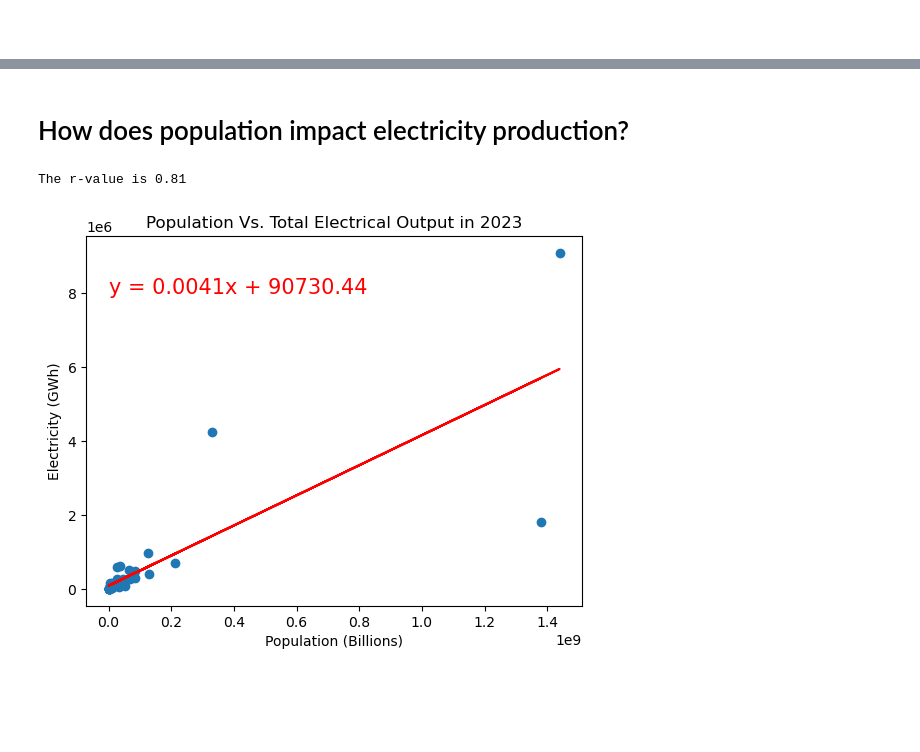
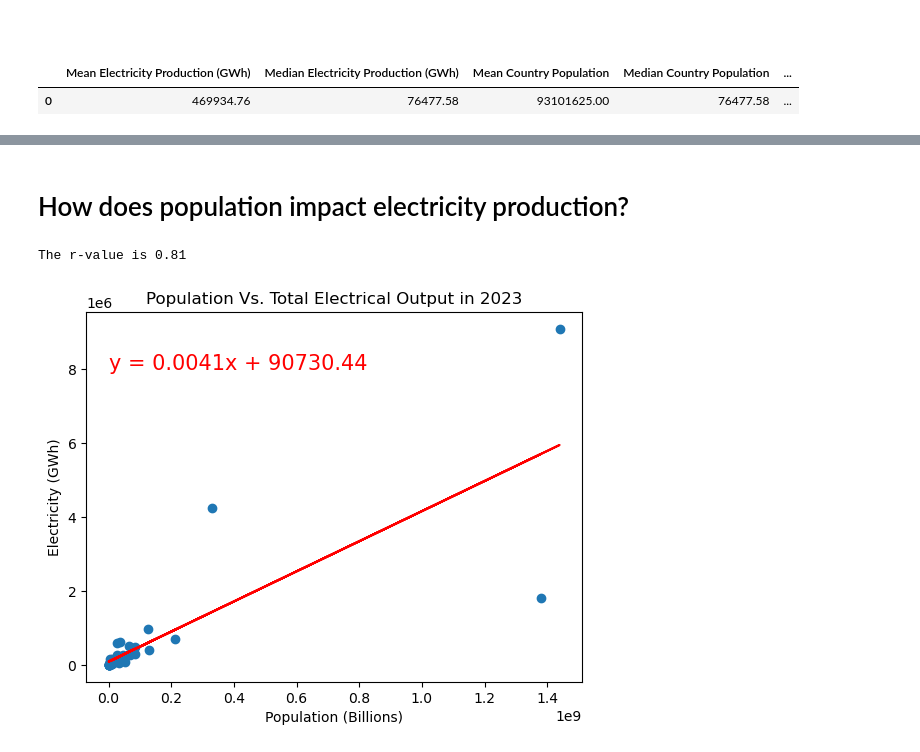
Before and after one commit to bburwinkel0721/Electric-Production, a Jupyter notebook: electricity_anaylsis.ipynb, the cells around one changed output, grey strips where cells are left out. Saved outputs shown, nothing was run; the diff lists cells and outputs as text; code cells hidden in the pictures; blank space fills up the shorter version.

Commit message:
added move to the readme and created a measure of center summary

```diff
--- a/electricity_anaylsis.ipynb
+++ b/electricity_anaylsis.ipynb
@@ -248,6 +244,37 @@ summary_statistics_2023
 | United States | 4254837.17 | 331003000.00 | 12.85 | 22.53 | 59.21 | ... |
 # %% [markdown]
 ###
+# %%
+# Create mean and median values for the 48 countries in the dataset
+mean_electric_production = summary_statistics_2023['Total Electricity Production (GWh)'].mean()
+median_electric_production = summary_statistics_2023['Total Electricity Production (GWh)'].median()
+
+mean_population = summary_statistics_2023['Country Population'].mean()
+median_population = summary_statistics_2023['Country Population'].median()
+
+mean_electric_per_person = summary_statistics_2023['Electricity Per Person (MWh)'].mean()
+median_electric_per_person = summary_statistics_2023['Electricity Per Person (MWh)'].median()
+
+mean_percent_renewables = summary_statistics_2023['% Renewable'].mean()
+median_percent_renewables = summary_statistics_2023['% Renewable'].median()
+
+# Create a dataframe of measure of center statistics
+measure_of_center_statistics_2023 = pd.DataFrame({
+    "Mean Electricity Production (GWh)": [mean_electric_production],
+    "Median Electricity Production (GWh)":[median_electric_production],
+    "Mean Country Population": [mean_population],
+    "Median Country Population": [median_electric_production],
+    "Mean Electricity Per Person (MWh)": [mean_electric_per_person],
+    "Median Electricity Per Person (MWh)": [median_electric_per_person],
+    "Mean % Renewable": [mean_percent_renewables],
+    "Median % Renewable": [median_percent_renewables]
+})
+
+# Display measure of center statistics
+measure_of_center_statistics_2023
+# %% [output]
+|  | Mean Electricity Production (GWh) | Median Electricity Production (GWh) | Mean Country Population | Median Country Population | ... |
+| 0 | 469934.76 | 76477.58 | 93101625.00 | 76477.58 | ... |
 # %%
 # Monthly averages grouped by country name for 2023
 total_combustible_fuels_2023_average = original_df[(original_df['parameter']=='Net Electricity Production')&(original_df['product']=='Total Combustible Fuels')&(original_df['Year']=='2023')].groupby('country_name')['value'].mean()
```
Also changed, not shown: parts of 4 cells of this notebook, 2 other files.
